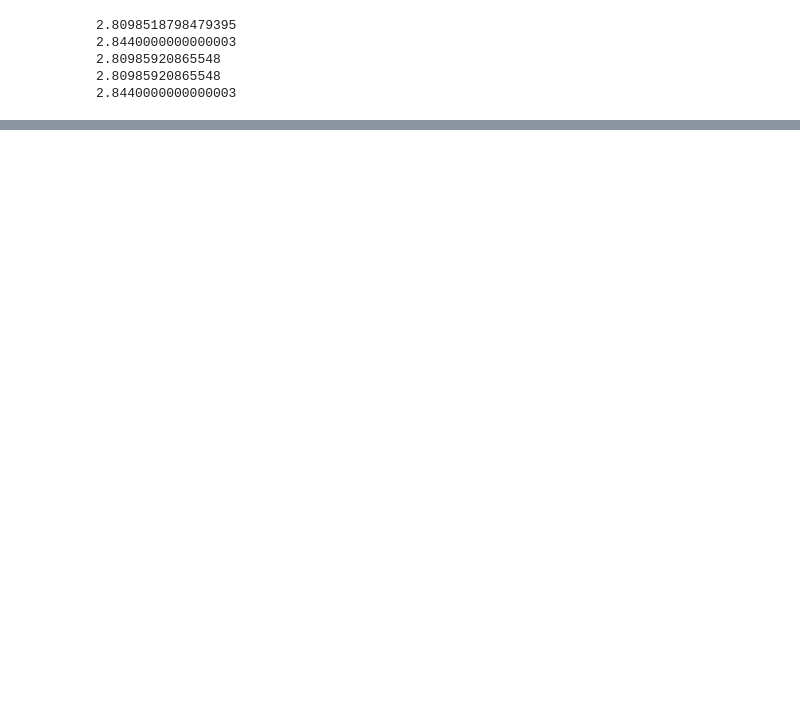
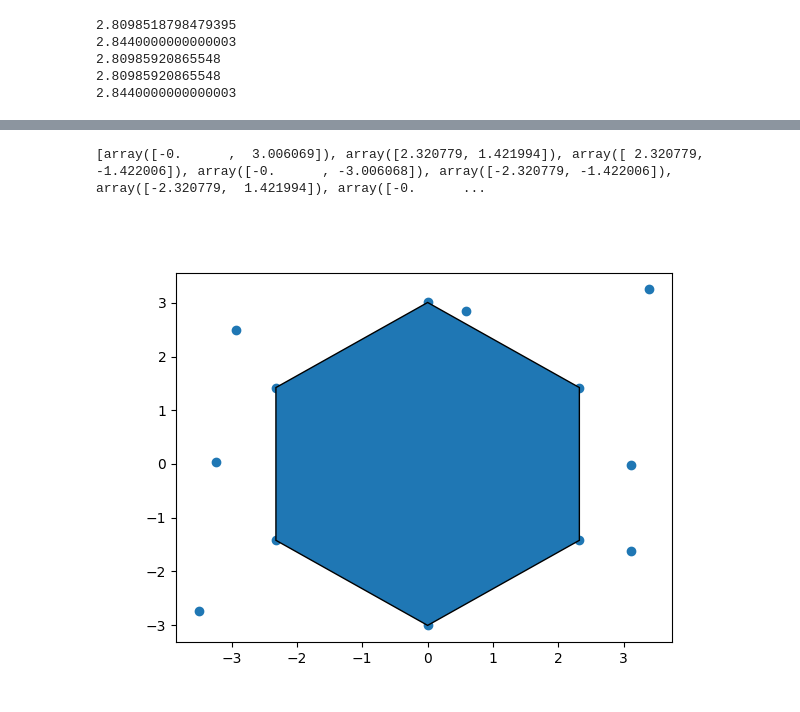
Before and after one commit to nicksmits1/chee494, a Jupyter notebook: hexagon_finder.ipynb, the cells around one changed output, grey strips where cells are left out. Drawn from its saved outputs; the diff is of its cells as text; code cells hidden in the pictures; blank space fills up the shorter version.

Commit message:
First Version of Hexagon finder. Not very robust.

```diff
--- a/hexagon_finder.ipynb
+++ b/hexagon_finder.ipynb
@@ -120,0 +102,9 @@ print(find_short_edge(x_plane_pts, len(x_plane_pts), P, Q))
+# %%
+def check_angle(P, Q, R, angle, angle_tol):
+    # Calculate Angle Params
+    PQ = Q - P
+    QR = R - Q
+    theta = np.arccos(np.dot(PQ, QR)/(np.linalg.norm(PQ)*np.linalg.norm(QR)))
+    # Angle Check
+    if abs(theta - angle) < angle_tol:
+        return R
@@ -120,0 +170,40 @@ print(find_short_edge(x_plane_pts, len(x_plane_pts), P, Q))
+# %%
+## Find a general hexagon
+hexagon = []
+for i in range(len(x_plane_pts)):
+    if i == 0:
+        P, Q = find_long_edge(x_plane_pts, len(x_plane_pts))
+        hexagon.append(Q)
+        continue
+    S = find_short_edge(x_plane_pts, len(x_plane_pts), P, Q, i)
+    if S is not None:
+        hexagon.append(S)
+    P = Q
+    Q = S
+
+print(hexagon)
+# %% [output]
+[array([-0.      ,  3.006069]), array([2.320779, 1.421994]), array([ 2.320779, -1.422006]), array([-0.      , -3.006068]), array([-2.320779, -1.422006]), array([-2.320779,  1.421994]), array([-0.      ...
+# %%
+# Display connected points
+
+# Display the isolated points on the plane
+fig = plt.figure()
+ax = fig.add_subplot()
+
+ax.scatter(x_plane_y, x_plane_z,
+           marker='o')
+
+# Display the edges connecting the verticies of the convex hull
+codes = [Path.LINETO for i in range(len(hexagon) - 2)]
+codes.insert(0, Path.MOVETO)
+codes.append(Path.CLOSEPOLY)
+
+path = Path(hexagon, codes)
+
+patch = patches.PathPatch(path, lw=1)
+ax.add_patch(patch)
+
+plt.show()
+# %% [output]
+[figure, added]
```
Also changed, not shown: parts of 7 cells of this notebook.
